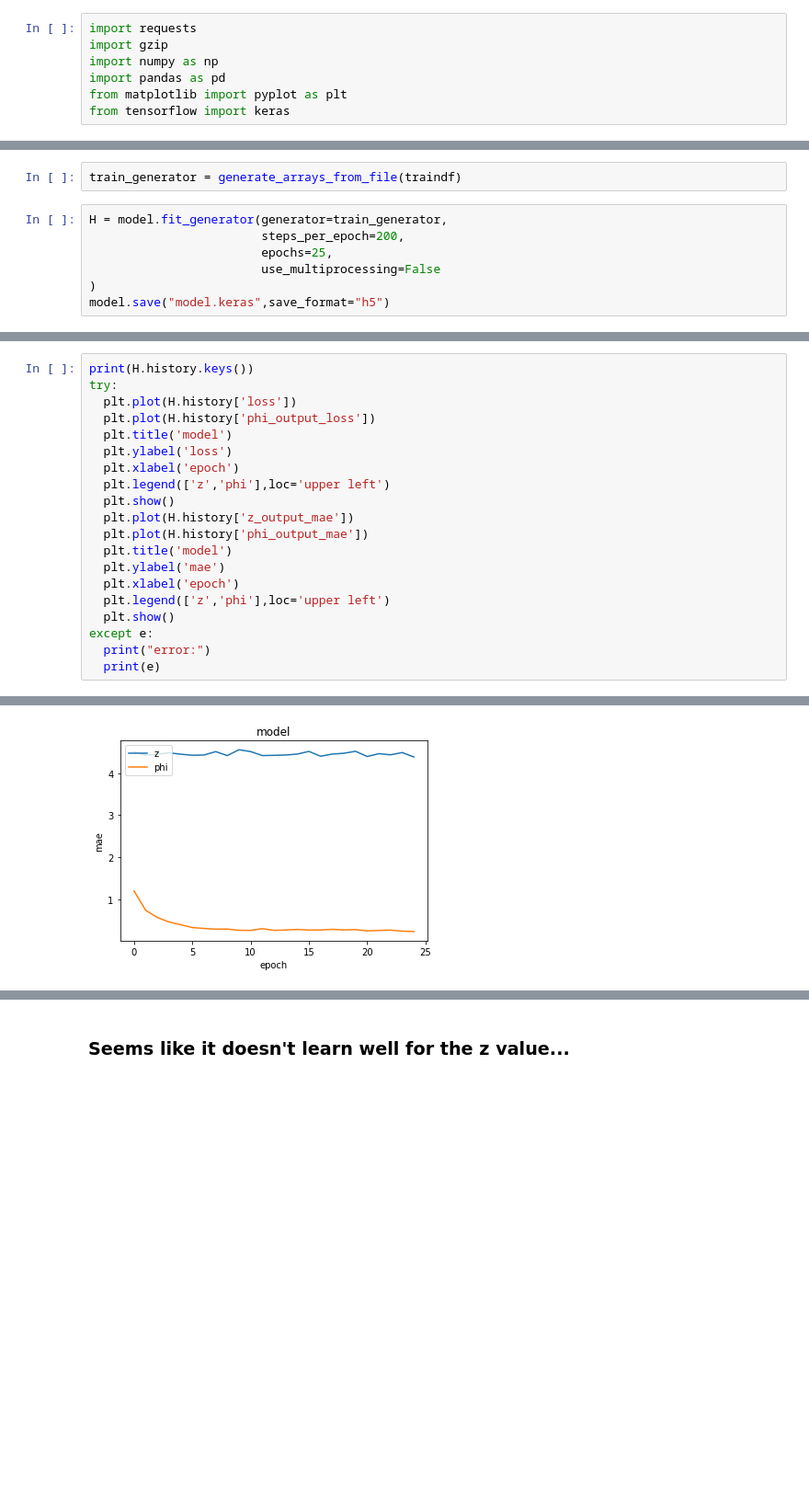
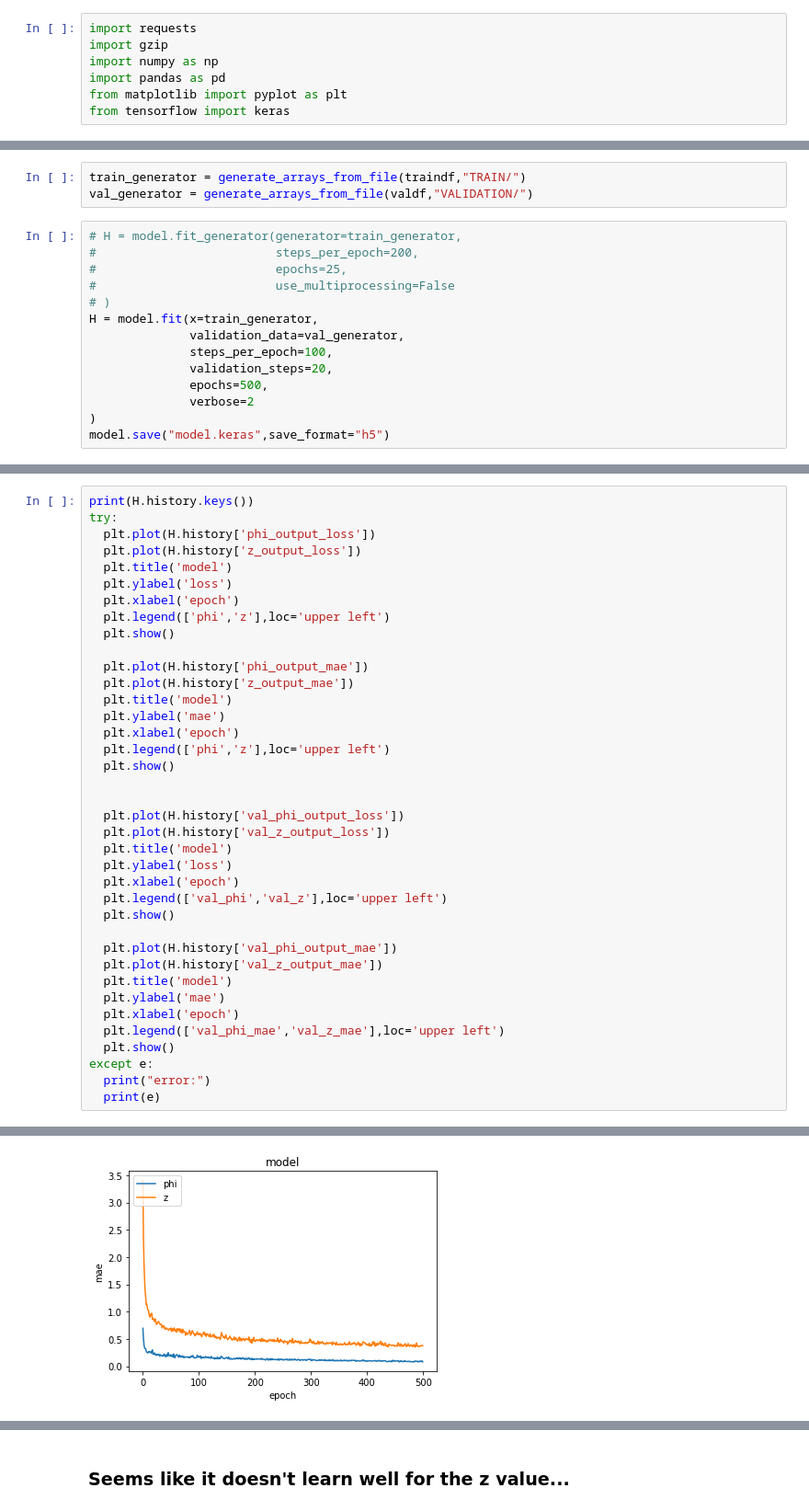
Before and after one commit to dfurletov/Mentorship_Notebooks, a Jupyter notebook: LunchMay2019/LunchJRework.ipynb, the cells around one changed output, grey strips where cells are left out. Shown at 92% size. Cells and saved outputs as stored; diff of their text form; blank space fills up the shorter version.

Commit message:
fixed test data; seems to be working ok

```diff
--- a/LunchMay2019/LunchJRework.ipynb
+++ b/LunchMay2019/LunchJRework.ipynb
@@ -147,10 +157,18 @@ ________________________________________________________________________________
 # %%
-train_generator = generate_arrays_from_file(traindf)
+train_generator = generate_arrays_from_file(traindf,"TRAIN/")
+val_generator = generate_arrays_from_file(valdf,"VALIDATION/")
 # %%
-H = model.fit_generator(generator=train_generator,
-                        steps_per_epoch=200,
-                        epochs=25,
-                        use_multiprocessing=False
+# H = model.fit_generator(generator=train_generator,
+#                         steps_per_epoch=200,
+#                         epochs=25,
+#                         use_multiprocessing=False
+# )
+H = model.fit(x=train_generator,
+              validation_data=val_generator,
+              steps_per_epoch=100,
+              validation_steps=20,
+              epochs=500,
+              verbose=2
 )
 model.save("model.keras",save_format="h5")
 # %% [output]
@@ -174,19 +192,37 @@ Epoch 25/25
 # %%
 print(H.history.keys())
 try:
-  plt.plot(H.history['loss'])
   plt.plot(H.history['phi_output_loss'])
+  plt.plot(H.history['z_output_loss'])
   plt.title('model')
   plt.ylabel('loss')
   plt.xlabel('epoch')
-  plt.legend(['z','phi'],loc='upper left')
+  plt.legend(['phi','z'],loc='upper left')
   plt.show()
+
+  plt.plot(H.history['phi_output_mae'])
   plt.plot(H.history['z_output_mae'])
-  plt.plot(H.history['phi_output_mae'])
   plt.title('model')
   plt.ylabel('mae')
   plt.xlabel('epoch')
-  plt.legend(['z','phi'],loc='upper left')
+  plt.legend(['phi','z'],loc='upper left')
+  plt.show()
+
+
+  plt.plot(H.history['val_phi_output_loss'])
+  plt.plot(H.history['val_z_output_loss'])
+  plt.title('model')
+  plt.ylabel('loss')
+  plt.xlabel('epoch')
+  plt.legend(['val_phi','val_z'],loc='upper left')
+  plt.show()
+
+  plt.plot(H.history['val_phi_output_mae'])
+  plt.plot(H.history['val_z_output_mae'])
+  plt.title('model')
+  plt.ylabel('mae')
+  plt.xlabel('epoch')
+  plt.legend(['val_phi_mae','val_z_mae'],loc='upper left')
   plt.show()
 except e:
   print("error:")
@@ -197 +233 @@ dict_keys(['loss', 'phi_output_loss', 'phi_output_mae', 'z_output_mae'])
-[figure, old version]
+[figure, new version]
```
Also changed, not shown: parts of 8 cells of this notebook.
